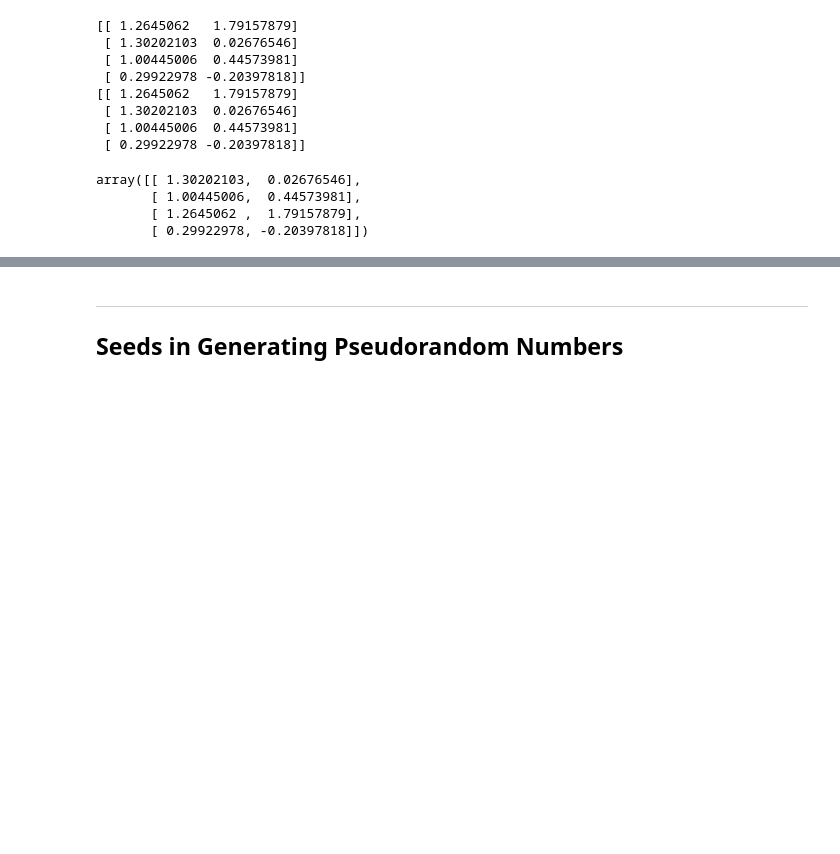
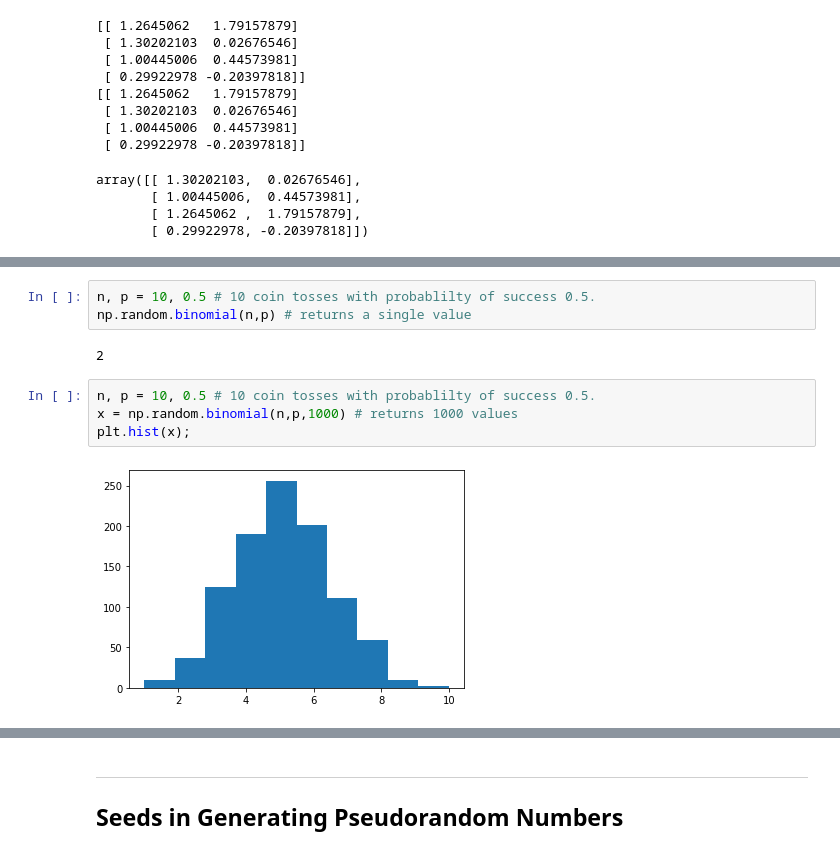
Before and after one commit to AdrianDonohoe/numpy.random, a Jupyter notebook: numpy-random.ipynb, the cells around one changed output, grey strips where cells are left out. Drawn from its saved outputs; the diff is of its cells as text; blank space fills up the shorter version.

Commit message:
binomial function added

```diff
--- a/numpy-random.ipynb
+++ b/numpy-random.ipynb
@@ -373,0 +383,11 @@ array([[ 1.30202103,  0.02676546],
+# %%
+n, p = 10, 0.5 # 10 coin tosses with probablilty of success 0.5.
+np.random.binomial(n,p) # returns a single value
+# %% [output]
+2
+# %%
+n, p = 10, 0.5 # 10 coin tosses with probablilty of success 0.5.
+x = np.random.binomial(n,p,1000) # returns 1000 values
+plt.hist(x);
+# %% [output]
+[figure, added]
```
Also changed, not shown: parts of 5 cells of this notebook.
